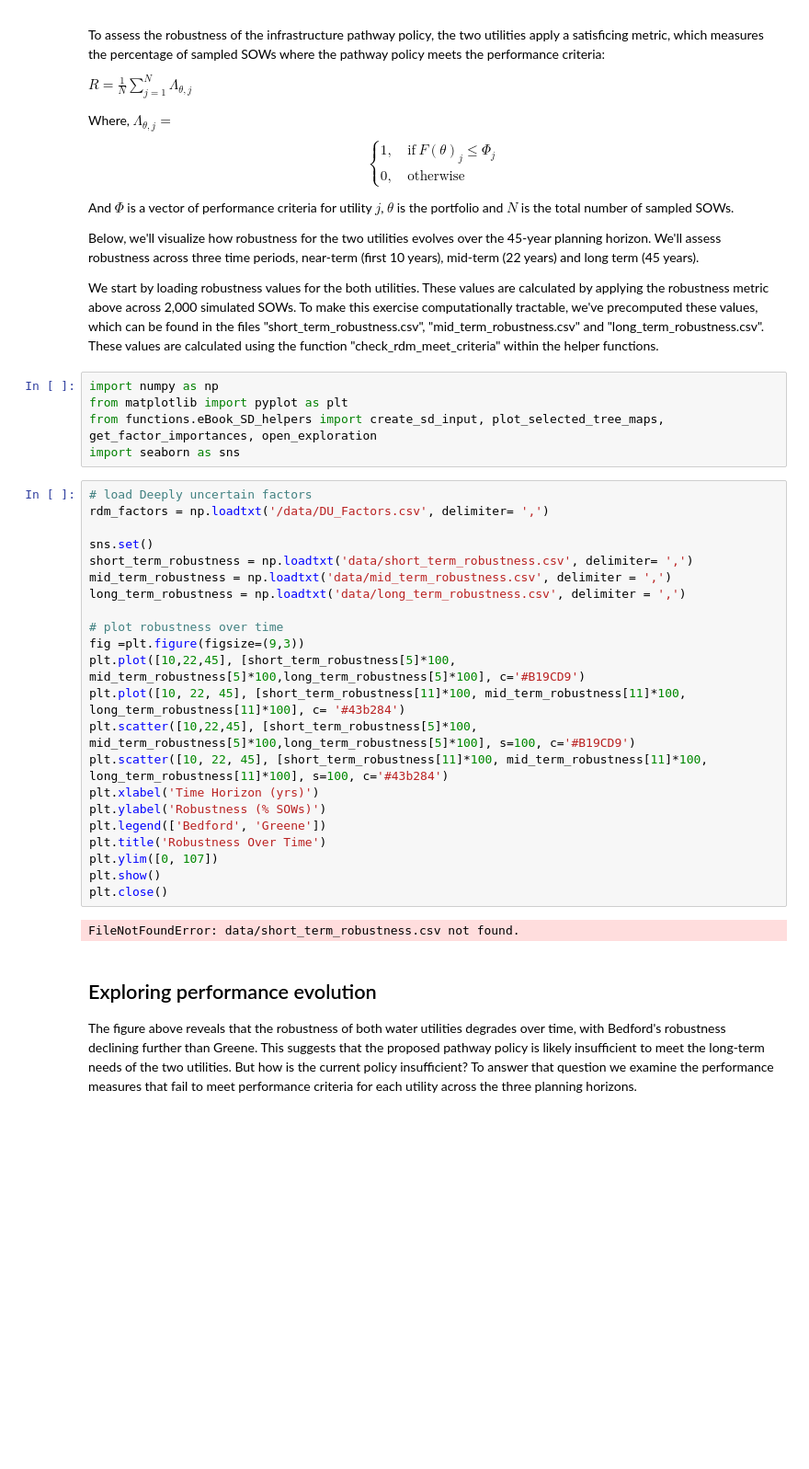
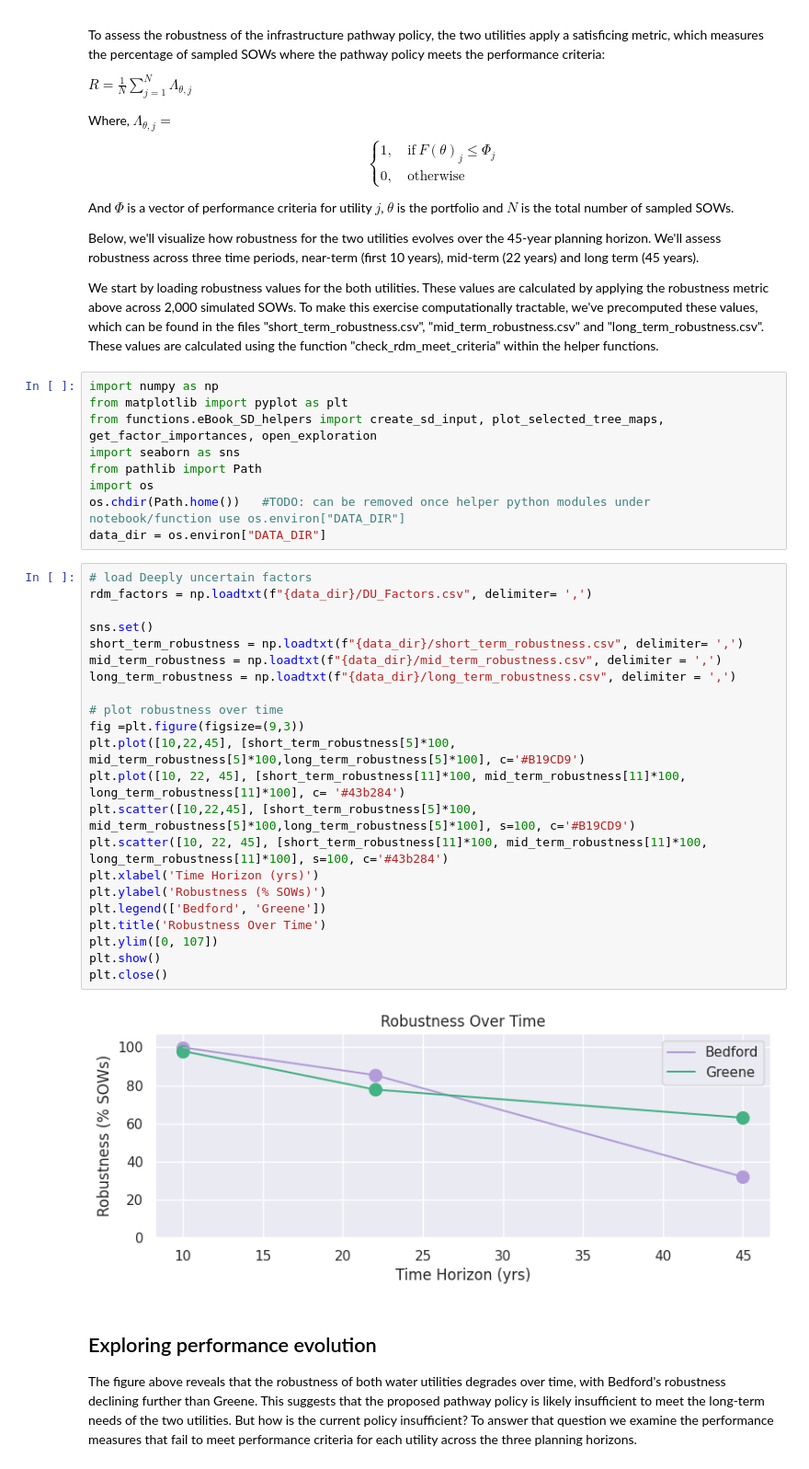
Before and after one commit to MSD-LIVE/jupyter-notebook-uc-ebook, a Jupyter notebook: notebooks/Bedford_Greene_SD_tutorial.ipynb, the cells around one changed output. Shown at 92% size. Cells and saved outputs as stored; diff of their text form; blank space fills up the shorter version.

Commit message:
updated to use env DATA_DIR. set  homedir as current dir for python helpers to run correctly

```diff
--- a/notebooks/Bedford_Greene_SD_tutorial.ipynb
+++ b/notebooks/Bedford_Greene_SD_tutorial.ipynb
@@ -48,30 +48,34 @@ import numpy as np
 from matplotlib import pyplot as plt
 from functions.eBook_SD_helpers import create_sd_input, plot_selected_tree_maps, get_factor_importances, open_exploration
 import seaborn as sns
+from pathlib import Path
+import os
+os.chdir(Path.home())   #TODO: can be removed once helper python modules under notebook/function use os.environ["DATA_DIR"]
+data_dir = os.environ["DATA_DIR"]
 # %%
 # load Deeply uncertain factors
-rdm_factors = np.loadtxt('/data/DU_Factors.csv', delimiter= ',')
+rdm_factors = np.loadtxt(f"{data_dir}/DU_Factors.csv", delimiter= ',')
 
 sns.set()
-short_term_robustness = np.loadtxt('data/short_term_robustness.csv', delimiter= ',')
-mid_term_robustness = np.loadtxt('data/mid_term_robustness.csv', delimiter = ',')
-long_term_robustness = np.loadtxt('data/long_term_robustness.csv', delimiter = ',')
+short_term_robustness = np.loadtxt(f"{data_dir}/short_term_robustness.csv", delimiter= ',')
+mid_term_robustness = np.loadtxt(f"{data_dir}/mid_term_robustness.csv", delimiter = ',')
+long_term_robustness = np.loadtxt(f"{data_dir}/long_term_robustness.csv", delimiter = ',')
 
 # plot robustness over time
 fig =plt.figure(figsize=(9,3))
 plt.plot([10,22,45], [short_term_robustness[5]*100, mid_term_robustness[5]*100,long_term_robustness[5]*100], c='#B19CD9')
 plt.plot([10, 22, 45], [short_term_robustness[11]*100, mid_term_robustness[11]*100, long_term_robustness[11]*100], c= '#43b284')
 plt.scatter([10,22,45], [short_term_robustness[5]*100, mid_term_robustness[5]*100,long_term_robustness[5]*100], s=100, c='#B19CD9')
 plt.scatter([10, 22, 45], [short_term_robustness[11]*100, mid_term_robustness[11]*100, long_term_robustness[11]*100], s=100, c='#43b284')
 plt.xlabel('Time Horizon (yrs)')
 plt.ylabel('Robustness (% SOWs)')
 plt.legend(['Bedford', 'Greene'])
 plt.title('Robustness Over Time')
 plt.ylim([0, 107])
 plt.show()
 plt.close()
 # %% [output]
-FileNotFoundError: data/short_term_robustness.csv not found.
+[figure, added]
 # %% [markdown]
 ## Exploring performance evolution
 
```
Also changed, not shown: parts of 4 cells of this notebook.
